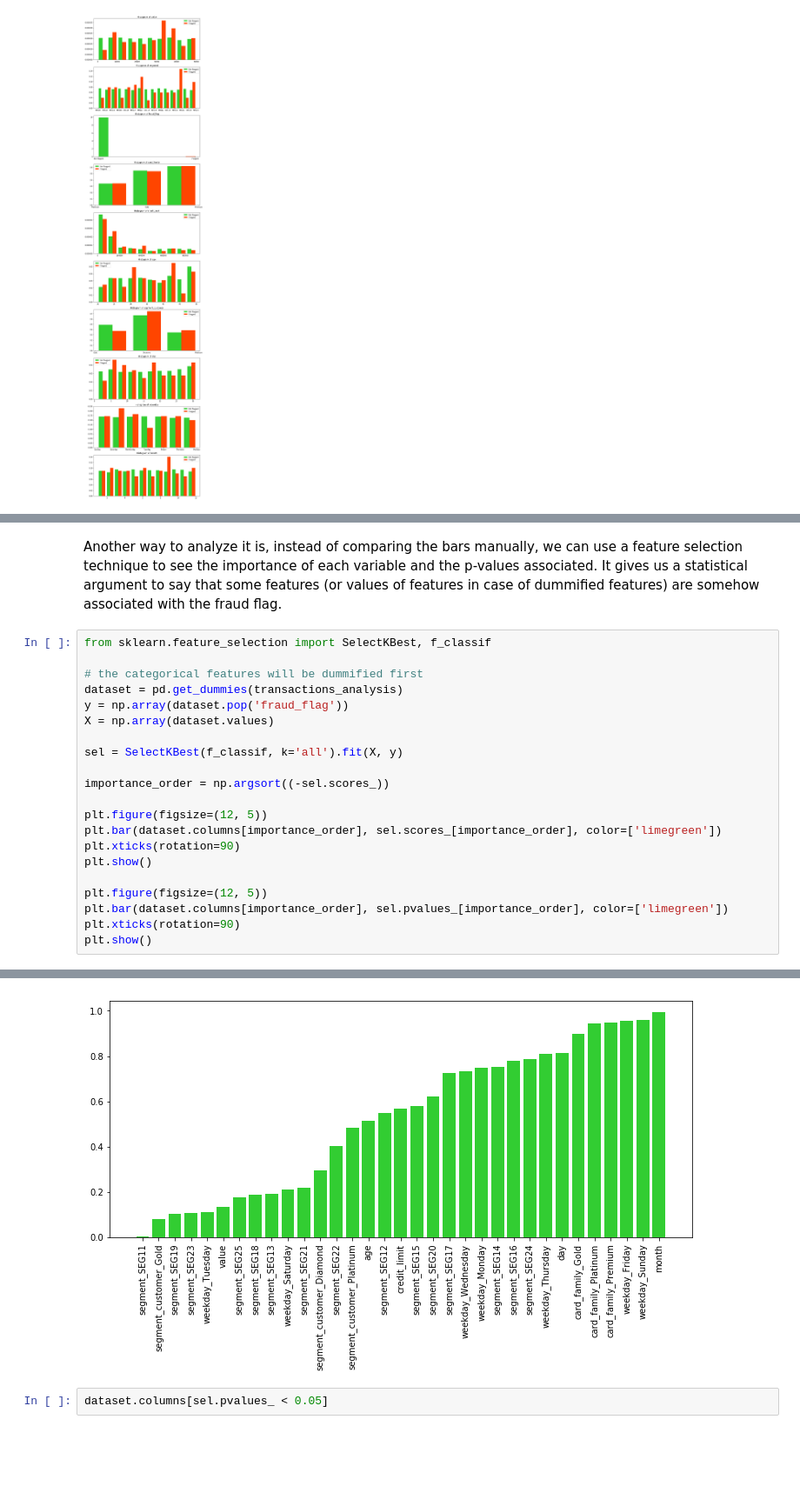
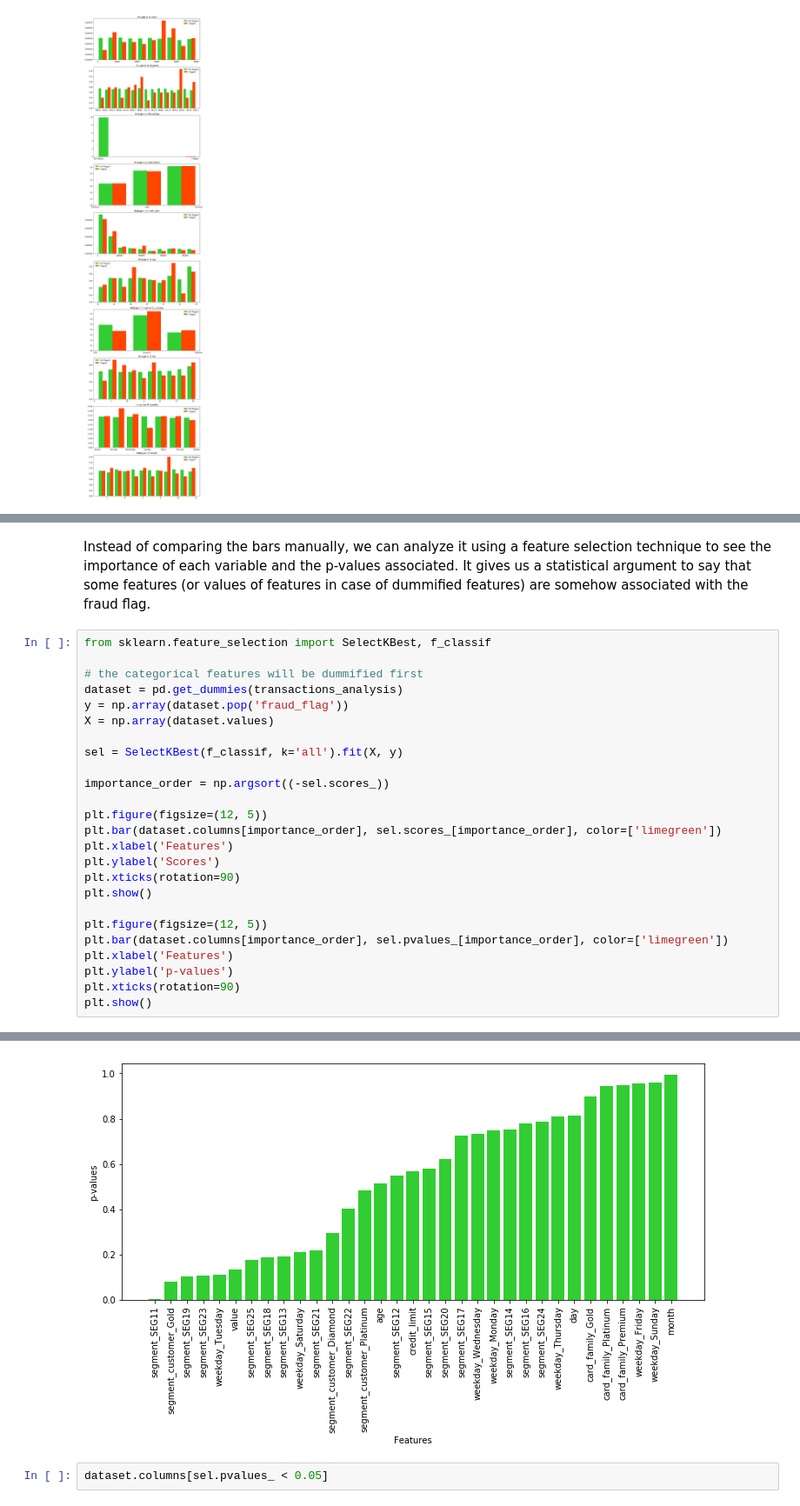
Before and after one commit to RenanNunes/data-intern-challenge, a Jupyter notebook: Case.ipynb, the cells around one changed output, grey strips where cells are left out. Shown at 87% size. Drawn from its saved outputs; the diff is of its cells as text; blank space fills up the shorter version.

```diff
--- a/Case.ipynb
+++ b/Case.ipynb
@@ -331,7 +346,7 @@ Analyzing histogram by histogram:
 - `weekday`: Most of days present similar bars, so the difference on Tuesdays and Saturdays are the only ones that may indicate a small correlation with the fraud flag;
 - `month`: By the graph, we can notice that September seems an outlier and, since I cannot think of an explanation for this specific month to present a different behaviour, my guess is that, once again, it is just a difference because of the number of data points for fraud flags.
 # %% [markdown]
-Another way to analyze it is, instead of comparing the bars manually, we can use a feature selection technique to see the importance of each variable and the p-values associated. It gives us a statistical argument to say that some features (or values of features in case of dummified features) are somehow associated with the fraud flag.
+Instead of comparing the bars manually, we can analyze it using a feature selection technique to see the importance of each variable and the p-values associated. It gives us a statistical argument to say that some features (or values of features in case of dummified features) are somehow associated with the fraud flag.
 # %%
 from sklearn.feature_selection import SelectKBest, f_classif
 
@@ -346,11 +361,15 @@ importance_order = np.argsort((-sel.scores_))
 
 plt.figure(figsize=(12, 5))
 plt.bar(dataset.columns[importance_order], sel.scores_[importance_order], color=['limegreen'])
+plt.xlabel('Features')
+plt.ylabel('Scores')
 plt.xticks(rotation=90)
 plt.show()
 
 plt.figure(figsize=(12, 5))
 plt.bar(dataset.columns[importance_order], sel.pvalues_[importance_order], color=['limegreen'])
+plt.xlabel('Features')
+plt.ylabel('p-values')
 plt.xticks(rotation=90)
 plt.show()
 # %% [output]
@@ -358,4 +377,4 @@ plt.show()
-[figure, old version]
+[figure, new version]
 # %%
 dataset.columns[sel.pvalues_ < 0.05]
 # %% [output]
```
Also changed, not shown: parts of 8 cells of this notebook.
